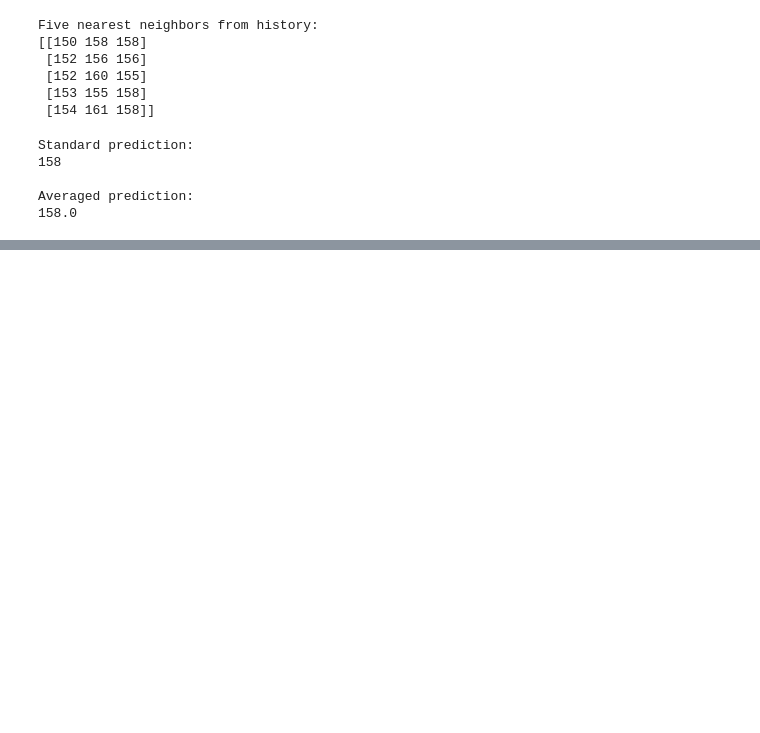
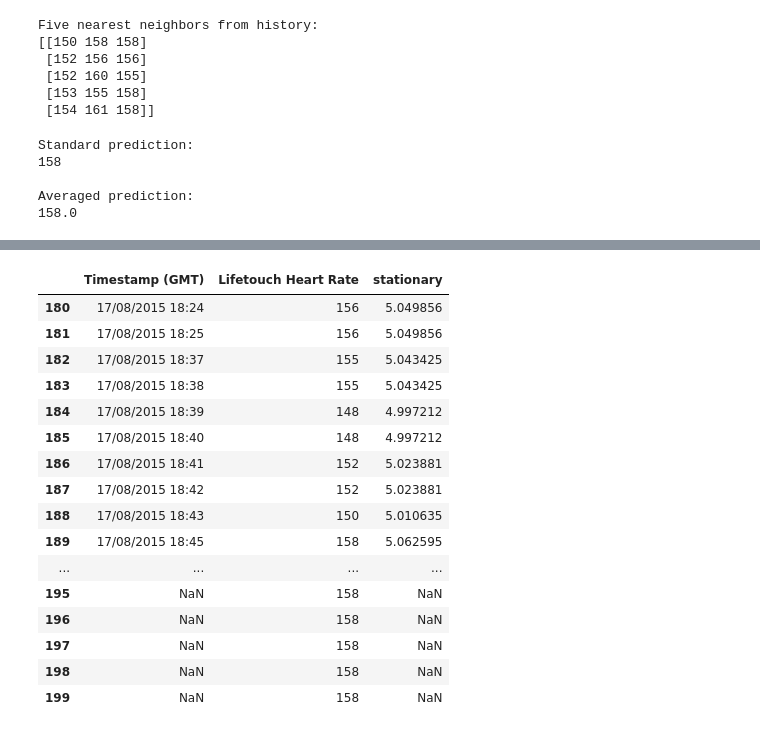
Before and after one commit to YazCodes/heartRatePrediction, a Jupyter notebook: Lorenz_heart_rate_prediction.ipynb, the cells around one changed output, grey strips where cells are left out. Cells and saved outputs as stored; diff of their text form; code cells hidden in the pictures; blank space fills up the shorter version.

```diff
--- a/Lorenz_heart_rate_prediction.ipynb
+++ b/Lorenz_heart_rate_prediction.ipynb
@@ -191,0 +676,21 @@ Averaged prediction:
+# %%
+df10 = df9.append({'Lifetouch Heart Rate': '158' }, ignore_index=True) #1
+df10.tail(20)
+# %% [output]
+|  | Timestamp (GMT) | Lifetouch Heart Rate | stationary |
+| 180 | 17/08/2015 18:24 | 156 | 5.049856 |
+| 181 | 17/08/2015 18:25 | 156 | 5.049856 |
+| 182 | 17/08/2015 18:37 | 155 | 5.043425 |
+| 183 | 17/08/2015 18:38 | 155 | 5.043425 |
+| 184 | 17/08/2015 18:39 | 148 | 4.997212 |
+| 185 | 17/08/2015 18:40 | 148 | 4.997212 |
+| 186 | 17/08/2015 18:41 | 152 | 5.023881 |
+| 187 | 17/08/2015 18:42 | 152 | 5.023881 |
+| 188 | 17/08/2015 18:43 | 150 | 5.010635 |
+| 189 | 17/08/2015 18:45 | 158 | 5.062595 |
+| ... | ... | ... | ... |
+| 195 | NaN | 158 | NaN |
+| 196 | NaN | 158 | NaN |
+| 197 | NaN | 158 | NaN |
+| 198 | NaN | 158 | NaN |
+| 199 | NaN | 158 | NaN |
```
Also changed, not shown: parts of 20 cells of this notebook.
